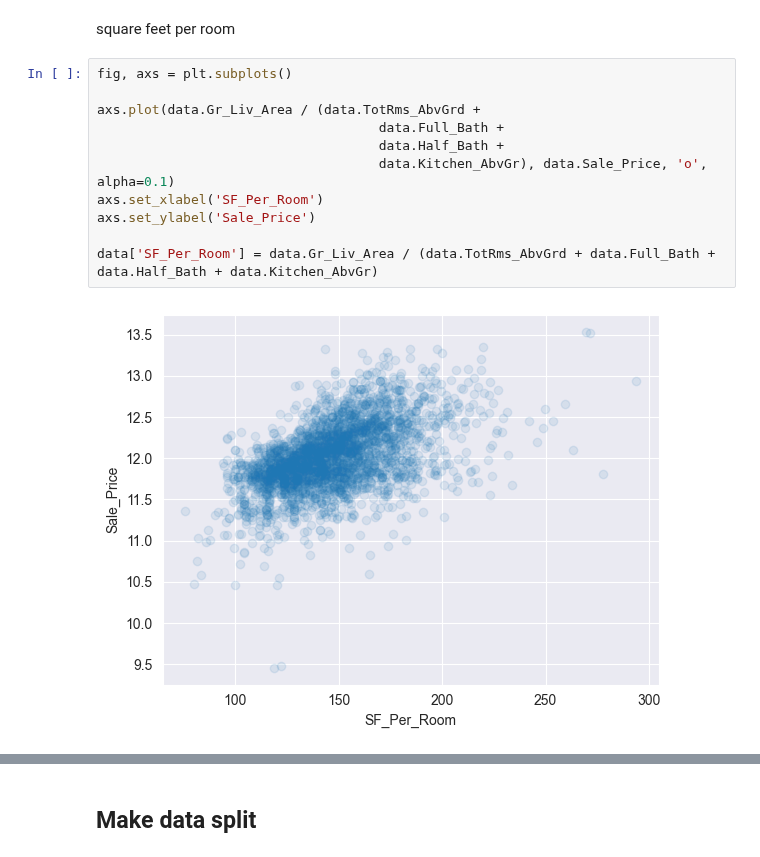
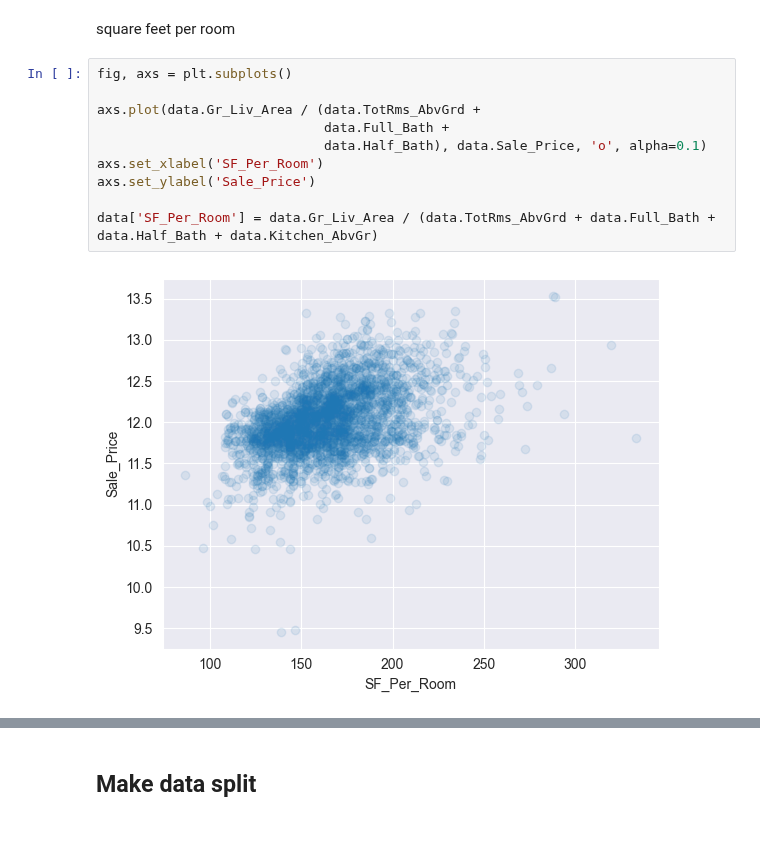
Before and after one commit to davide-tonetto-884585/House-Sale-Price-Prediction, a Jupyter notebook: data-engineering.ipynb, the cells around one changed output, grey strips where cells are left out. Drawn from its saved outputs; the diff is of its cells as text.

```diff
--- a/data-engineering.ipynb
+++ b/data-engineering.ipynb
@@ -202,13 +202,12 @@ square feet per room
 # %%
 fig, axs = plt.subplots()
 
 axs.plot(data.Gr_Liv_Area / (data.TotRms_AbvGrd +
-                                    data.Full_Bath +
-                                    data.Half_Bath +
-                                    data.Kitchen_AbvGr), data.Sale_Price, 'o', alpha=0.1)
+                             data.Full_Bath +
+                             data.Half_Bath), data.Sale_Price, 'o', alpha=0.1)
 axs.set_xlabel('SF_Per_Room')
 axs.set_ylabel('Sale_Price')
 
 data['SF_Per_Room'] = data.Gr_Liv_Area / (data.TotRms_AbvGrd + data.Full_Bath + data.Half_Bath + data.Kitchen_AbvGr)
 # %% [output]
-[figure, old version]
+[figure, new version]
```
Also changed, not shown: parts of 15 cells of this notebook, 7 other files.
